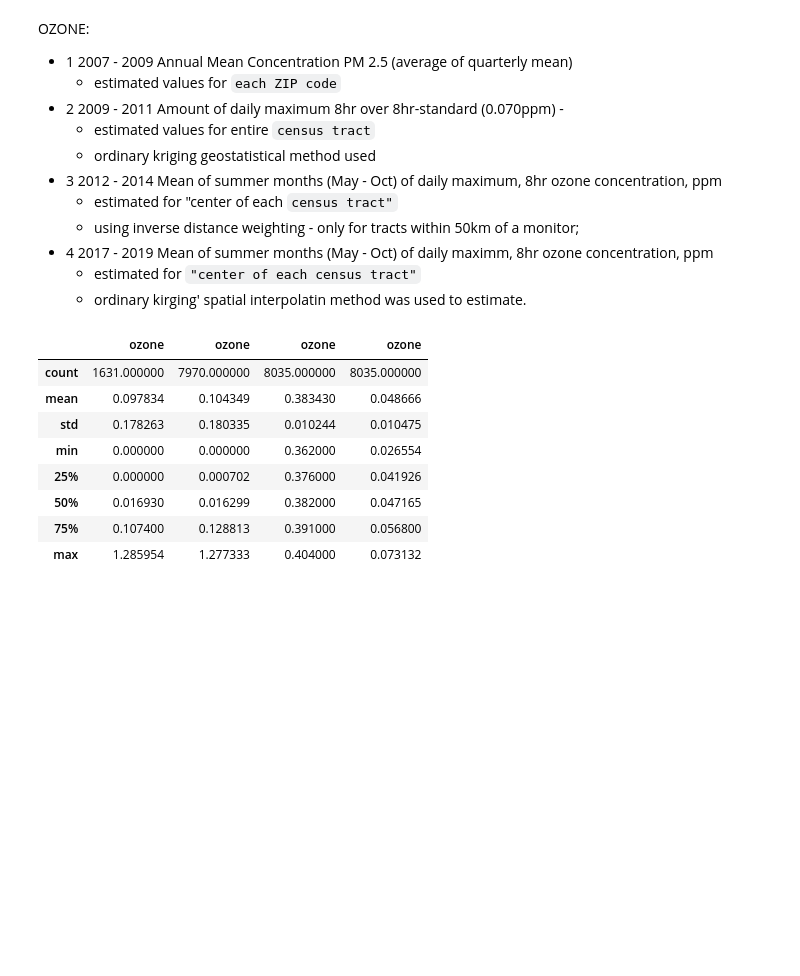
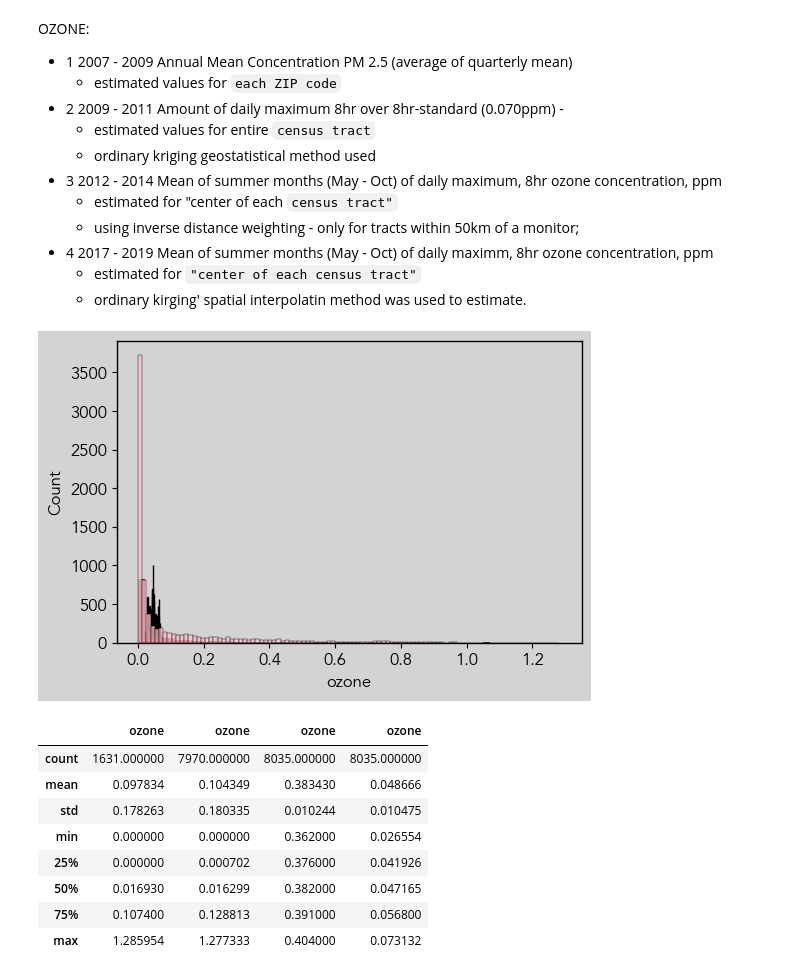
Before and after one commit to gigi-codes/warehouse_density, a Jupyter notebook: Giovanna/03_all_process.ipynb, the cells around one changed output. Drawn from its saved outputs; the diff is of its cells as text; code cells hidden in the pictures; blank space fills up the shorter version.

Commit message:
look at 03_all for OZONE info

```diff
--- a/Giovanna/03_all_process.ipynb
+++ b/Giovanna/03_all_process.ipynb
@@ -279,4 +283,23 @@ OZONE:
 * 4 2017 - 2019 Mean of summer months (May - Oct) of daily maximm, 8hr ozone concentration, ppm
     * estimated for `"center of each census tract"`
     * ordinary kirging' spatial interpolatin method was used to estimate.
+# %%
+sns.histplot(data = df3,
+        x = df3['ozone'],
+        color = 'yellow',
+        );
+sns.histplot(data = df4,
+        x = df4['ozone'],
+        color = 'red',
+        );
+sns.histplot(data = df1,
+        x = df1['ozone'],
+        color = 'maroon',
+        );
+sns.histplot(data = df2,
+        x = df2['ozone'],
+        color = 'pink',
+        );
+# %% [output]
+[figure, added]
 # %%
```
Also changed, not shown: parts of 6 cells of this notebook.
